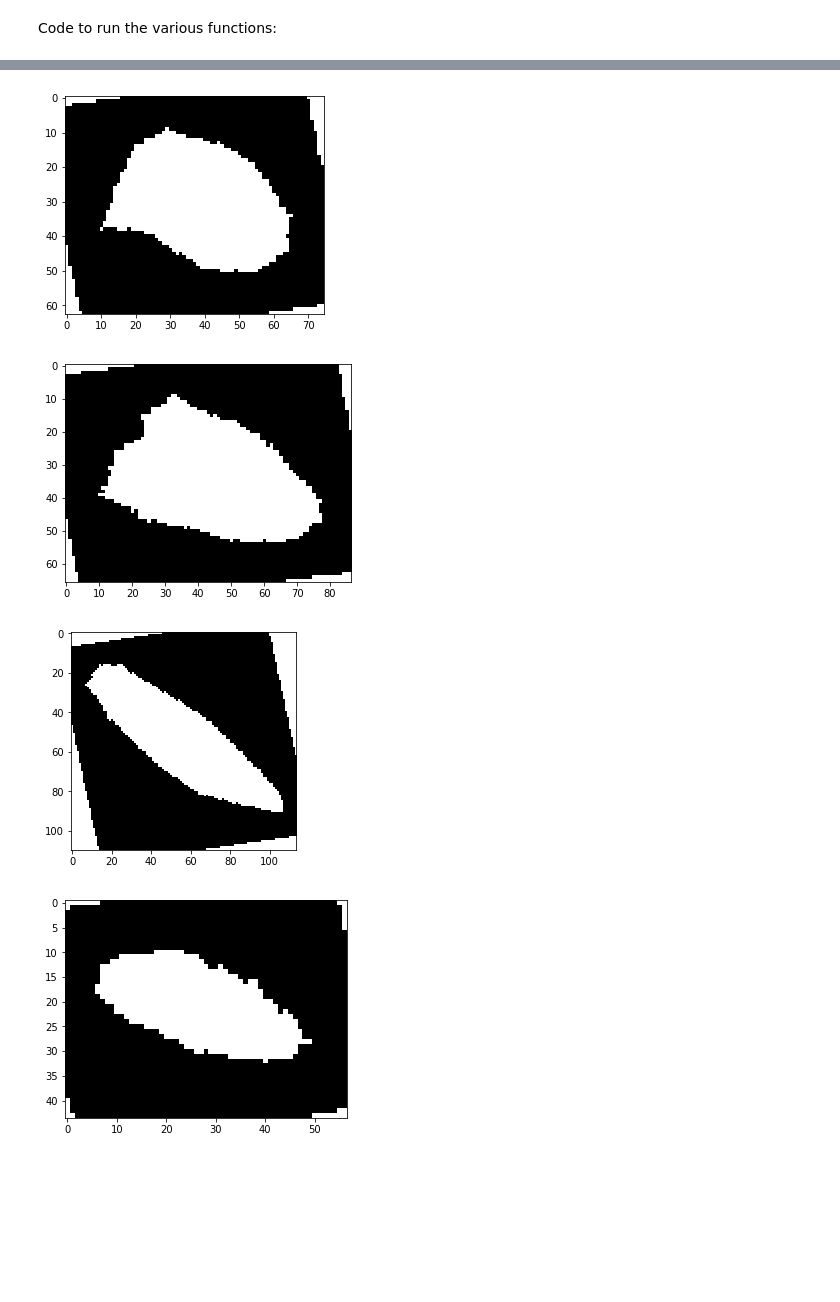
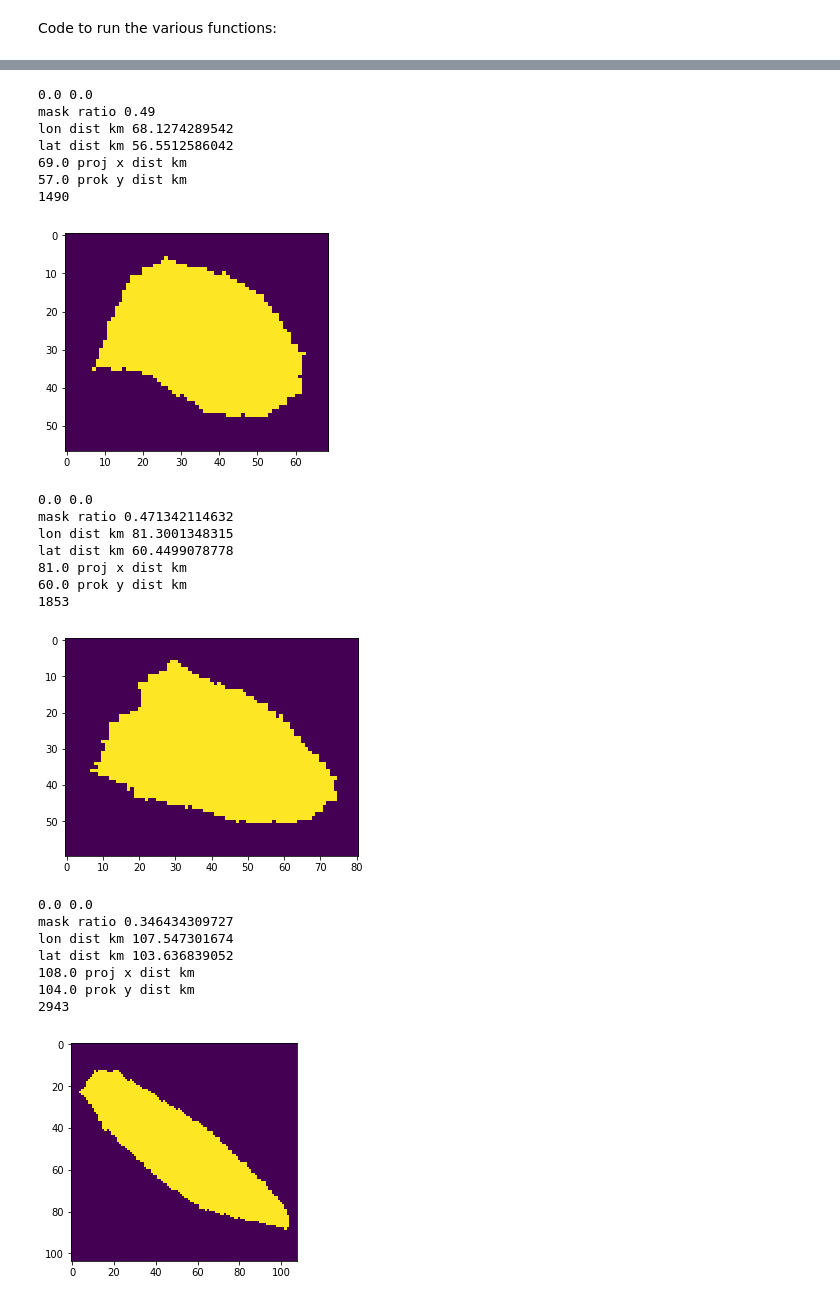
Before and after one commit to gridl/kcl-fire-aot, a Jupyter notebook: notebooks/fre_to_tpm.ipynb, the cells around one changed output, grey strips where cells are left out. Saved outputs shown, nothing was run; the diff lists cells and outputs as text; code cells hidden in the pictures; blank space fills up the shorter version.

```diff
--- a/notebooks/fre_to_tpm.ipynb
+++ b/notebooks/fre_to_tpm.ipynb
@@ -178,12 +199,16 @@ def compute_plume_area(plume):
     # TODO is sinusoidal proj good enough?  Yes it is: https://goo.gl/KE3tuY
     # get extra accuracy by selecting an appropriate lon_0
     m = Basemap(projection='sinu',lon_0=140,resolution='c')
+    lons = (lons+180)-np.floor((lons+180)/360)*360-180;
+    zone = stats.mode(np.floor((lons + 180)/6) + 1, axis=None)[0][0]
+    p = pyproj.Proj(proj='utm', zone=zone, ellps='WGS84', datum='WGS84')
 
     # apply to shapely polygon
-    projected_plume_polygon = transform(m, plume_polygon)
+    projected_plume_polygon_m = transform(m, plume_polygon)
+    projected_plume_polygon_p = transform(p, plume_polygon)
 
     # compute projected polygon area in m2
-    return projected_plume_polygon.area
+    return projected_plume_polygon_m.area, projected_plume_polygon_p.area
 # %% [markdown]
 Functions to compute AOD for the plume:
 # %%
@@ -234,17 +261,23 @@ class resampler(object):
         return stats.mode(np.floor((lons + 180)/6) + 1, axis=None)[0][0]
 
     def __utm_boundaries(self, zone):
-        p = pyproj.Proj(proj='utm', zone=zone, ellps='WGS84')
+        p = pyproj.Proj(proj='utm', zone=zone, ellps='WGS84', datum='WGS84')
         x, y = p(self.lons, self.lats)
-        padding = 3000  # metres
-        min_x, max_x = np.min(x)-padding, np.max(x)+padding
-        min_y, max_y = np.min(y)-padding, np.max(y)+padding
+        min_x, max_x = np.min(x), np.max(x)
+        min_y, max_y = np.min(y), np.max(y)
+
+        print 'lon dist km', distance(np.max(self.lats), np.max(self.lats), np.min(self.lons), np.max(self.lons))
+        print 'lat dist km', distance(np.min(self.lats), np.max(self.lats), np.max(self.lons), np.max(self.lons))
+
         return {'max_x': max_x, 'min_x': min_x, 'max_y': max_y, 'min_y': min_y}
 
     def __utm_grid_size(self, utm_boundaries):
-        pixel_size = 1000  # desried approximate pixel size metres
+        pixel_size = 1000  # desried approximate pixel size metres. Is this really the case though?
         x_size = int(np.ceil((utm_boundaries['max_x'] - utm_boundaries['min_x']) / pixel_size))
         y_size = int(np.ceil((utm_boundaries['max_y'] - utm_boundaries['min_y']) / pixel_size))
+        print float(x_size), "proj x dist km"
+        print float(y_size), 'prok y dist km'
+
         return x_size, y_size
 
     def __utm_proj(self, zone, utm_boundaries, x_size, y_size):
@@ -267,7 +300,7 @@ class resampler(object):
         return pr.kd_tree.resample_nearest(image_def,
                                            image,
                                            self.map_def,
-                                           radius_of_influence=9000,
+                                           radius_of_influence=75000,
                                            fill_value=-999)
 # %%
 def compute_aod():
@@ -302,7 +335,11 @@ def compute_aod():
 
     # resample the datasets (mask, orac_aod, MYD04)
     resampled_plume_mask = im_resampler.resample_image(plume_mask, lats, lons)
-    plt.imshow(resampled_plume_mask, cmap='gray')
+
+
+
+    print np.sum(resampled_plume_mask)
+    plt.imshow(resampled_plume_mask)
     plt.show()
 
     # create best AOD map from ORAC and MYD04 AOD
@@ -323,7 +360,8 @@ for index, plume in mask_df.iterrows():
     #fre = compute_fre(plume, frp_data)
 
     # get area of the plume
-    #plume_area = compute_plume_area(plume)
+    plume_area_m, plume_area_p = compute_plume_area(plume)
+    print plume_area_m / 10e6, plume_area_p / 10e6
 
     # get plume AOD
     total_aod = compute_aod()
@@ -332,4 +377,24 @@ for index, plume in mask_df.iterrows():
+0.0 0.0
+mask ratio 0.49
+lon dist km 68.1274289542
+lat dist km 56.5512586042
+69.0 proj x dist km
+57.0 prok y dist km
+1490
-[figure, old version]
+[figure, new version]
+0.0 0.0
+mask ratio 0.471342114632
+lon dist km 81.3001348315
+lat dist km 60.4499078778
+81.0 proj x dist km
+60.0 prok y dist km
+1853
-[figure, old version]
+[figure, new version]
+0.0 0.0
+mask ratio 0.346434309727
+lon dist km 107.547301674
+lat dist km 103.636839052
+108.0 proj x dist km
+104.0 prok y dist km
+2943
-[figure, old version]
+[figure, new version]
-[figure, removed]
```
Also changed, not shown: parts of 5 cells of this notebook, 3 other files.
